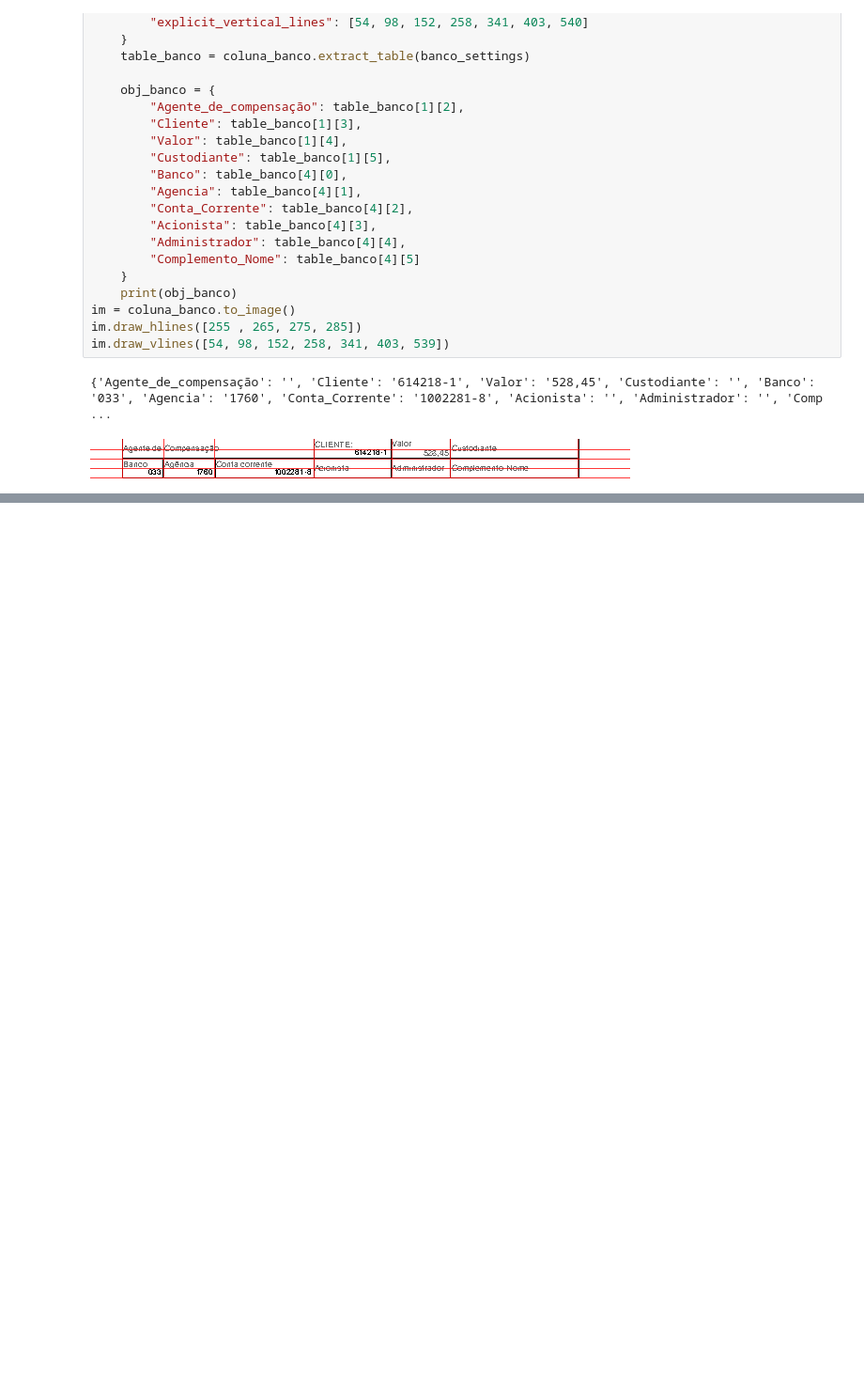
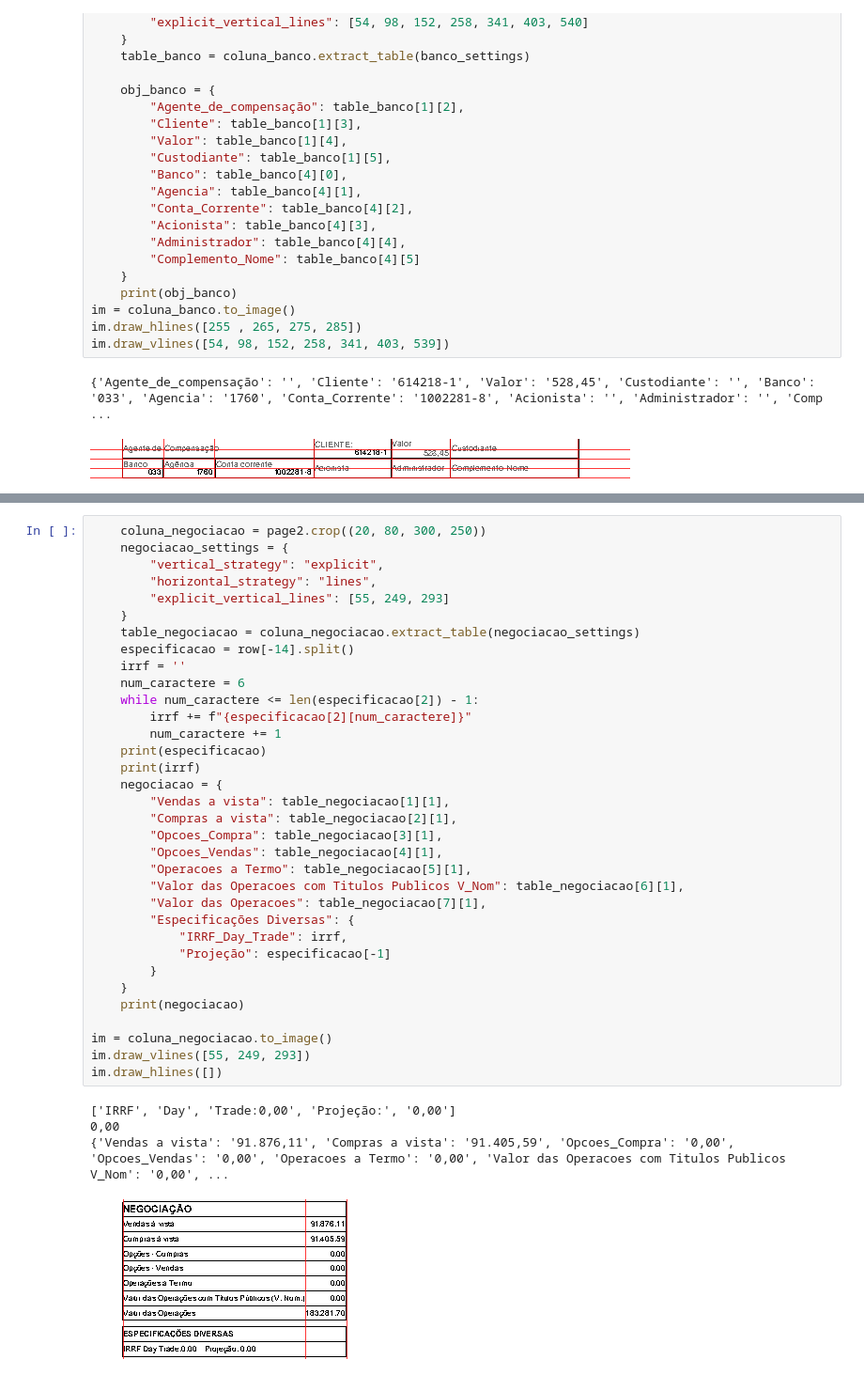
Before and after one commit to FelipeGabriel05/extract, a Jupyter notebook: santander/Santander2/Teste.ipynb, the cells around one changed output, grey strips where cells are left out. Shown at 94% size. Saved outputs shown, nothing was run; the diff lists cells and outputs as text; blank space fills up the shorter version.

```diff
--- a/santander/Santander2/Teste.ipynb
+++ b/santander/Santander2/Teste.ipynb
@@ -104,0 +153,39 @@ im.draw_vlines([58, 135, 214, 320, 332, 390, 453, 520, 535])
+# %%
+    coluna_negociacao = page2.crop((20, 80, 300, 250))
+    negociacao_settings = {
+        "vertical_strategy": "explicit",
+        "horizontal_strategy": "lines",
+        "explicit_vertical_lines": [55, 249, 293]
+    }
+    table_negociacao = coluna_negociacao.extract_table(negociacao_settings)
+    especificacao = row[-14].split()
+    irrf = ''
+    num_caractere = 6
+    while num_caractere <= len(especificacao[2]) - 1:
+        irrf += f"{especificacao[2][num_caractere]}"
+        num_caractere += 1
+    print(especificacao)
+    print(irrf)
+    negociacao = {
+        "Vendas a vista": table_negociacao[1][1],
+        "Compras a vista": table_negociacao[2][1],
+        "Opcoes_Compra": table_negociacao[3][1],
+        "Opcoes_Vendas": table_negociacao[4][1],
+        "Operacoes a Termo": table_negociacao[5][1],
+        "Valor das Operacoes com Titulos Publicos V_Nom": table_negociacao[6][1],
+        "Valor das Operacoes": table_negociacao[7][1],
+        "Especificações Diversas": {
+            "IRRF_Day_Trade": irrf,
+            "Projeção": especificacao[-1]
+        }
+    }
+    print(negociacao)
+
+im = coluna_negociacao.to_image()
+im.draw_vlines([55, 249, 293])
+im.draw_hlines([])
+# %% [output]
+['IRRF', 'Day', 'Trade:0,00', 'Projeção:', '0,00']
+0,00
+{'Vendas a vista': '91.876,11', 'Compras a vista': '91.405,59', 'Opcoes_Compra': '0,00', 'Opcoes_Vendas': '0,00', 'Operacoes a Termo': '0,00', 'Valor das Operacoes com Titulos Publicos V_Nom': '0,00', ...
+[figure, added]
```
Also changed, not shown: parts of 5 cells of this notebook.
